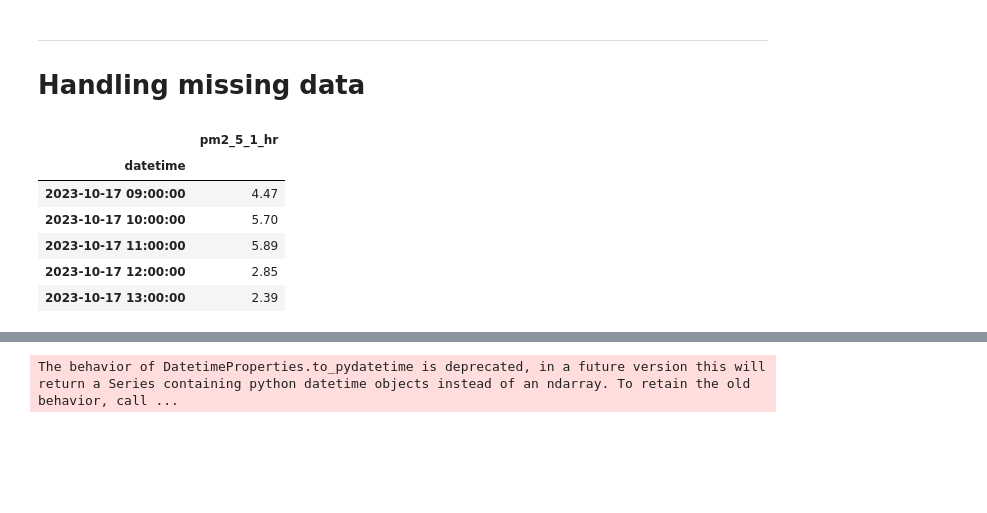
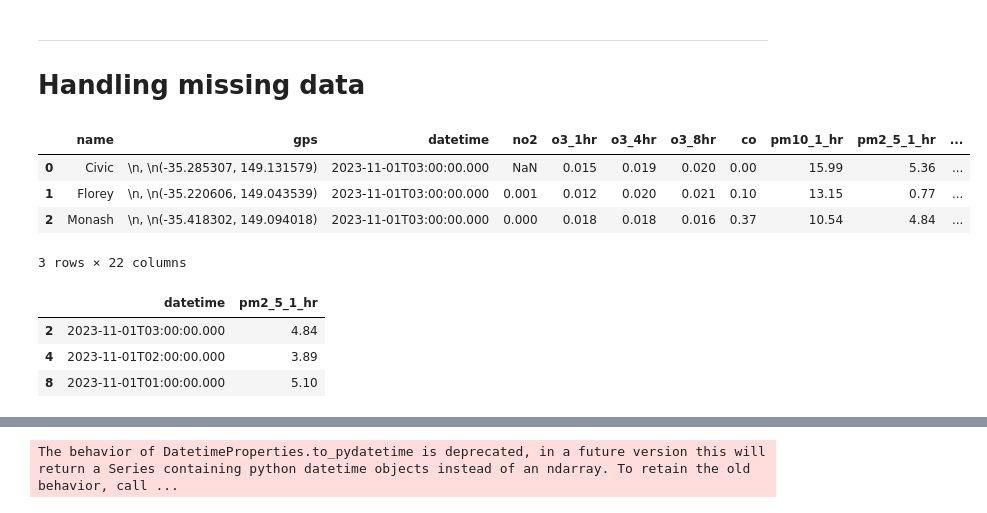
Before and after one commit to dionicio-alberto/Modern-Time-Series-Forecasting-with-Python, a Jupyter notebook: Notebooks-mios/capitulo2.ipynb, the cells around one changed output, grey strips where cells are left out. Saved outputs shown, nothing was run; the diff lists cells and outputs as text; code cells hidden in the pictures; blank space fills up the shorter version.

```diff
--- a/Notebooks-mios/capitulo2.ipynb
+++ b/Notebooks-mios/capitulo2.ipynb
@@ -207,18 +205,18 @@ pd.date_range(start="2018-01-20", periods=4, freq="MS").astype(str).tolist()
 # %%
 df = pd.read_csv("https://www.data.act.gov.au/resource/94a5-zqnn.csv", sep=",")
 #Selecting one location and pm2.5
-df = df.loc[df.name=="Monash", ['datetime', 'pm2_5_1_hr']]
-df.datetime = pd.to_datetime(df.datetime)
-df.sort_values("datetime", inplace=True)
-df.set_index("datetime", inplace=True)
-# introducing a missing value by nulling out the values
-df.loc["2022-07-07 7:00":"2022-07-07 09:00", "pm2_5_1_hr"] = np.nan
-df.head()
+df.head(3)
 # %% [output]
-|  | pm2_5_1_hr |
-| datetime |  |
-| 2023-10-17 09:00:00 | 4.47 |
-| 2023-10-17 10:00:00 | 5.70 |
-| 2023-10-17 11:00:00 | 5.89 |
-| 2023-10-17 12:00:00 | 2.85 |
-| 2023-10-17 13:00:00 | 2.39 |
+|  | name | gps | datetime | no2 | o3_1hr | o3_4hr | o3_8hr | co | pm10_1_hr | pm2_5_1_hr | ... |
+| 0 | Civic | \n, \n(-35.285307, 149.131579) | 2023-11-01T03:00:00.000 | NaN | 0.015 | 0.019 | 0.020 | 0.00 | 15.99 | 5.36 | ... |
+| 1 | Florey | \n, \n(-35.220606, 149.043539) | 2023-11-01T03:00:00.000 | 0.001 | 0.012 | 0.020 | 0.021 | 0.10 | 13.15 | 0.77 | ... |
+| 2 | Monash | \n, \n(-35.418302, 149.094018) | 2023-11-01T03:00:00.000 | 0.000 | 0.018 | 0.018 | 0.016 | 0.37 | 10.54 | 4.84 | ... |
+3 rows × 22 columns
+# %%
+df = df.loc[df.name=="Monash", ['datetime', 'pm2_5_1_hr']]
+df.head(3)
+# %% [output]
+|  | datetime | pm2_5_1_hr |
+| 2 | 2023-11-01T03:00:00.000 | 4.84 |
+| 4 | 2023-11-01T02:00:00.000 | 3.89 |
+| 8 | 2023-11-01T01:00:00.000 | 5.10 |
```
Also changed, not shown: parts of 13 cells of this notebook.
